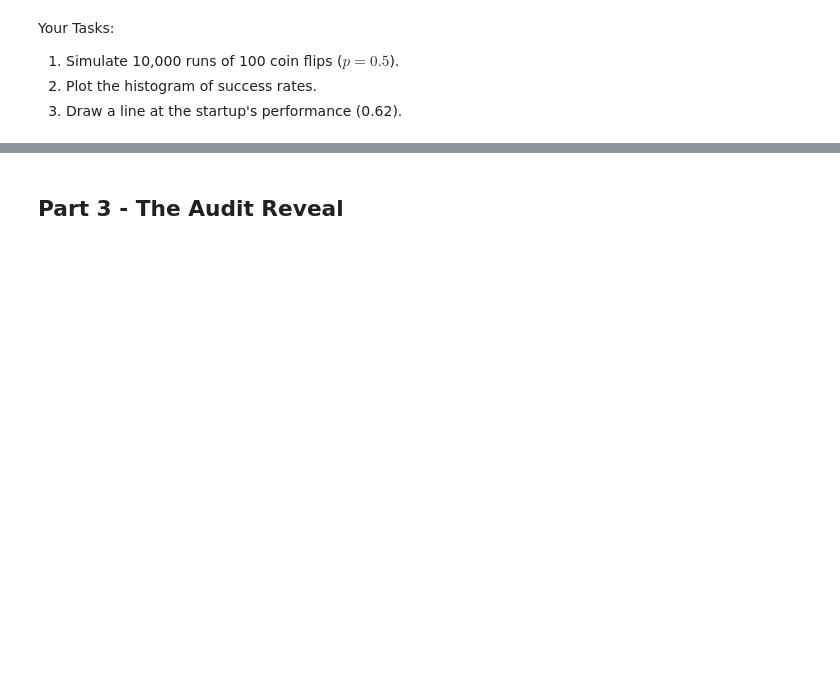
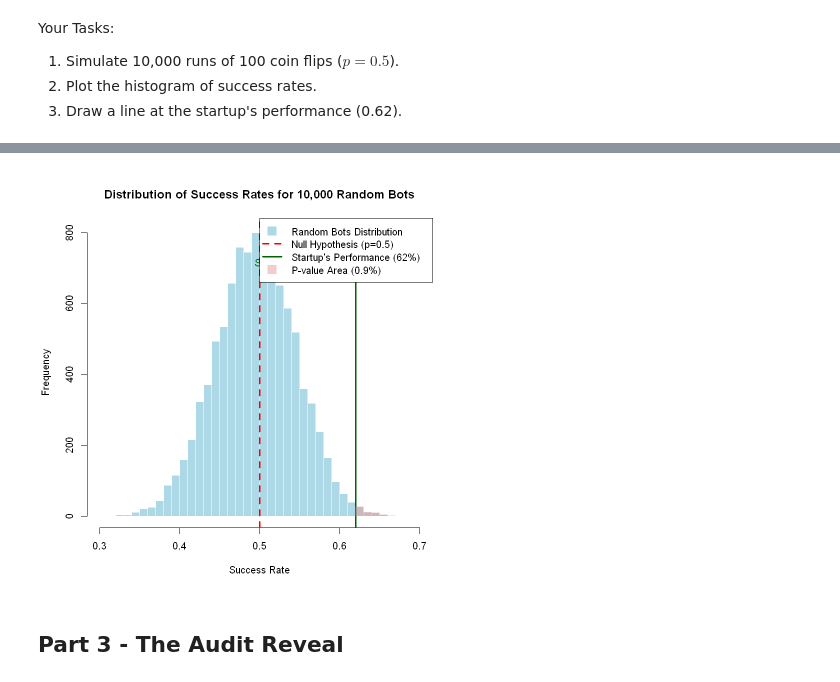
Before and after one commit to hossein-noor-ramsis/R, a Jupyter notebook: HW7/EPS_CA7_810103332.ipynb, the cells around one changed output, grey strips where cells are left out. Cells and saved outputs as stored; diff of their text form; code cells hidden in the pictures; blank space fills up the shorter version.

```diff
--- a/HW7/EPS_CA7.ipynb
+++ b/HW7/EPS_CA7_810103332.ipynb
@@ -1136,3 +1126,55 @@ Your Tasks:
+# %%
+# TODO
+# Plot the histogram and draw the line
+hist(success_rates,
+     breaks = 30,  # تعداد دسته‌ها
+     col = "lightblue",
+     border = "white",
+     main = "Distribution of Success Rates for 10,000 Random Bots",
+     xlab = "Success Rate",
+     ylab = "Frequency",
+     xlim = c(0.3, 0.7))
+
+# خط میانگین تئوری
+abline(v = p_null, col = "red", lwd = 3, lty = 2)
+text(x = p_null + 0.01, y = par("usr")[4] * 0.95,
+     labels = paste("Null Hypothesis (p =", p_null, ")"),
+     col = "red", pos = 4)
+
+# خط عملکرد استارت‌آپ
+abline(v = startup_performance, col = "darkgreen", lwd = 3, lty = 1)
+text(x = startup_performance - 0.01, y = par("usr")[4] * 0.85,
+     labels = paste("Startup's Bot (", startup_performance * 100, "%)", sep = ""),
+     col = "darkgreen", pos = 2)
+
+# ناحیه P-Value (ربات‌های بهتر از استارت‌آپ)
+# پیدا کردن محدوده‌های هیستوگرام
+hist_info <- hist(success_rates, breaks = 30, plot = FALSE)
+right_tail_indices <- which(hist_info$mids >= startup_performance)
+
+# رنگ‌آمیزی ناحیه دم راست (P-Value)
+rect_xleft <- hist_info$breaks[right_tail_indices]
+rect_xright <- hist_info$breaks[right_tail_indices + 1]
+rect_ybottom <- rep(0, length(right_tail_indices))
+rect_ytop <- hist_info$counts[right_tail_indices]
+
+rect(rect_xleft, rect_ybottom, rect_xright, rect_ytop,
+     col = rgb(0.9, 0.6, 0.6, 0.5), border = NA)  # رنگ صورتی شفاف
+
+# افزودن متن توضیحی
+legend("topright",
+       legend = c("Random Bots Distribution",
+                  "Null Hypothesis (p=0.5)",
+                  "Startup's Performance (62%)",
+                  paste("P-value Area (", round(p_value_simulated*100, 1), "%)", sep = "")),
+       col = c("lightblue", "red", "darkgreen", rgb(0.9, 0.6, 0.6, 0.5)),
+       lty = c(0, 2, 1, 0),
+       lwd = c(0, 3, 3, 0),
+       pch = c(15, NA, NA, 15),
+       pt.cex = c(2, 1, 1, 2),
+       bg = "white")
+# %% [output]
+[figure, added]
 # %% [markdown]
 ## Part 3 - The Audit Reveal
 # %% [markdown]
```
Also changed, not shown: parts of 19 cells of this notebook.
